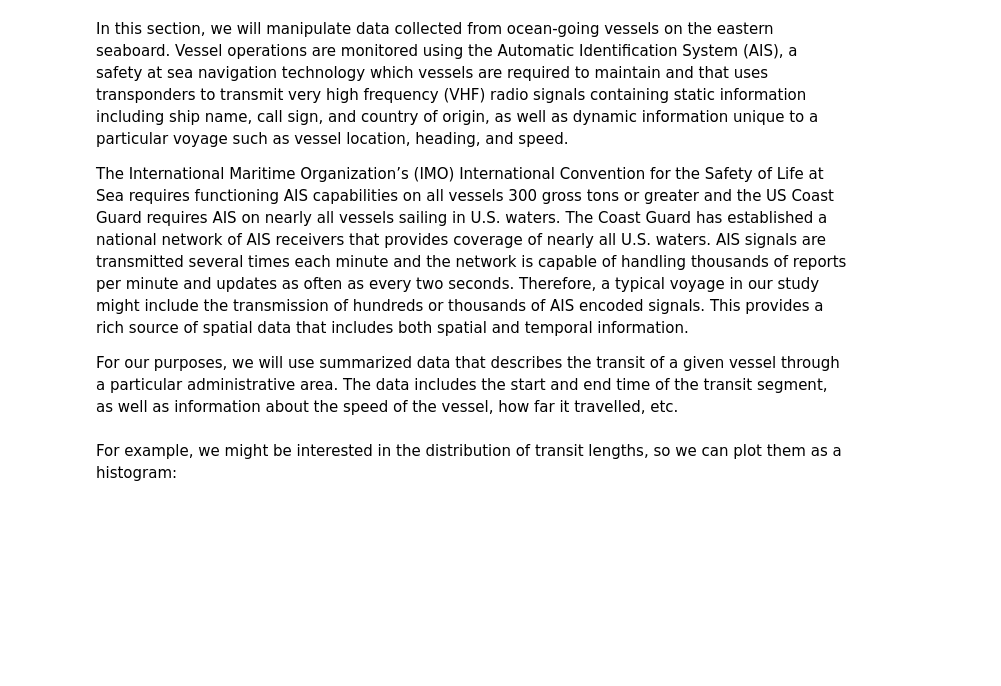
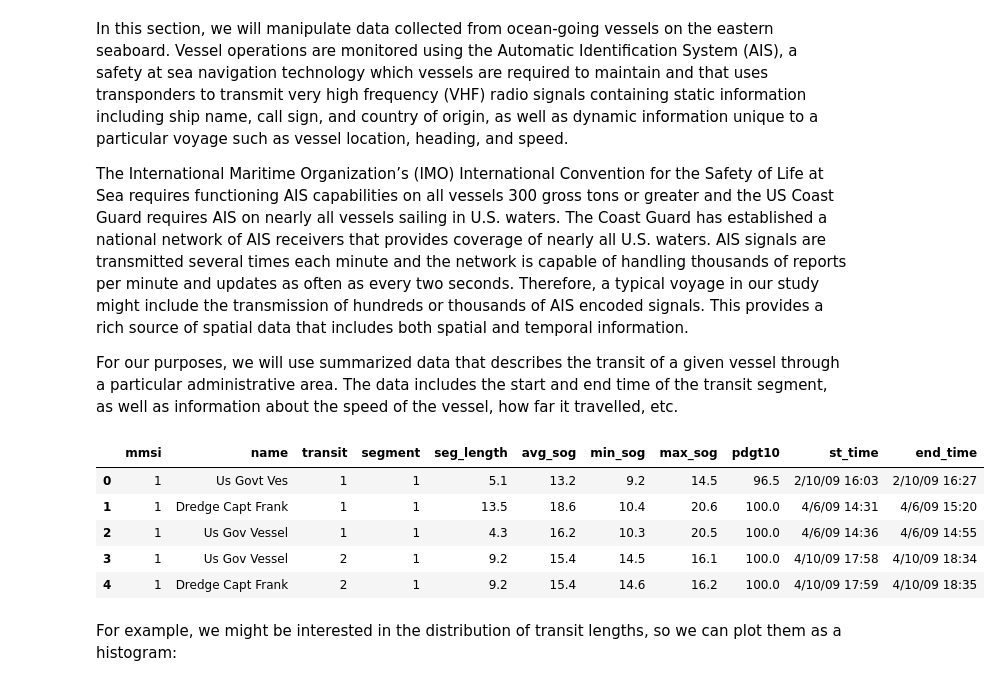
Before and after one commit to EmbraceLife/ipyviz, a Jupyter notebook: Section2_2-Data-Wrangling-with-Pandas.ipynb, the cells around one changed output. Cells and saved outputs as stored; diff of their text form; code cells hidden in the pictures; blank space fills up the shorter version.

```diff
--- a/Section2_2-Data-Wrangling-with-Pandas.ipynb
+++ b/Section2_2-Data-Wrangling-with-Pandas.ipynb
@@ -65,8 +65,15 @@ The International Maritime Organization’s (IMO) International Convention for t
 
 For our purposes, we will use summarized data that describes the transit of a given vessel through a particular administrative area. The data includes the start and end time of the transit segment, as well as information about the speed of the vessel, how far it travelled, etc.
 # %%
-segments = pd.read_csv("../data/AIS/transit_segments.csv")
+segments = pd.read_csv("data/transit_segments.csv")
 segments.head()
+# %% [output]
+|  | mmsi | name | transit | segment | seg_length | avg_sog | min_sog | max_sog | pdgt10 | st_time | end_time |
+| 0 | 1 | Us Govt Ves | 1 | 1 | 5.1 | 13.2 | 9.2 | 14.5 | 96.5 | 2/10/09 16:03 | 2/10/09 16:27 |
+| 1 | 1 | Dredge Capt Frank | 1 | 1 | 13.5 | 18.6 | 10.4 | 20.6 | 100.0 | 4/6/09 14:31 | 4/6/09 15:20 |
+| 2 | 1 | Us Gov Vessel | 1 | 1 | 4.3 | 16.2 | 10.3 | 20.5 | 100.0 | 4/6/09 14:36 | 4/6/09 14:55 |
+| 3 | 1 | Us Gov Vessel | 2 | 1 | 9.2 | 15.4 | 14.5 | 16.1 | 100.0 | 4/10/09 17:58 | 4/10/09 18:34 |
+| 4 | 1 | Dredge Capt Frank | 2 | 1 | 9.2 | 15.4 | 14.6 | 16.2 | 100.0 | 4/10/09 17:59 | 4/10/09 18:35 |
 # %% [markdown]
 For example, we might be interested in the distribution of transit lengths, so we can plot them as a histogram:
 # %%
```
Also changed, not shown: parts of 16 cells of this notebook, 2 other files.
